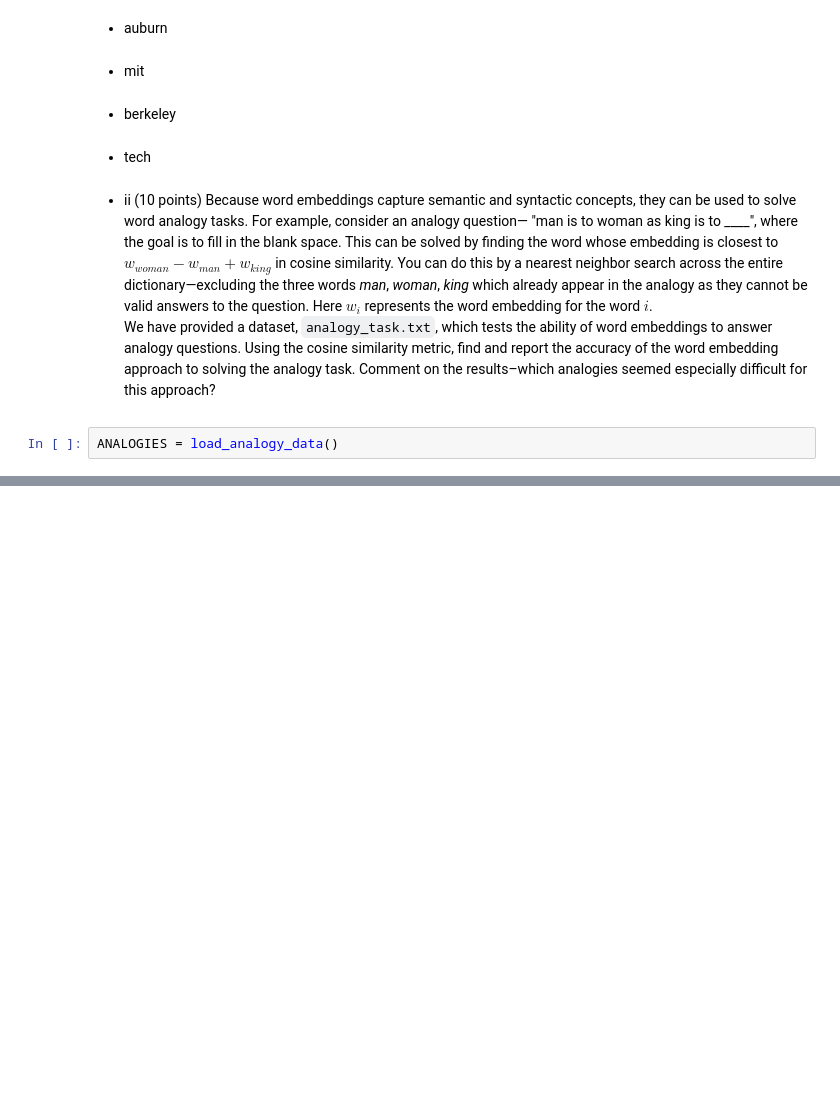
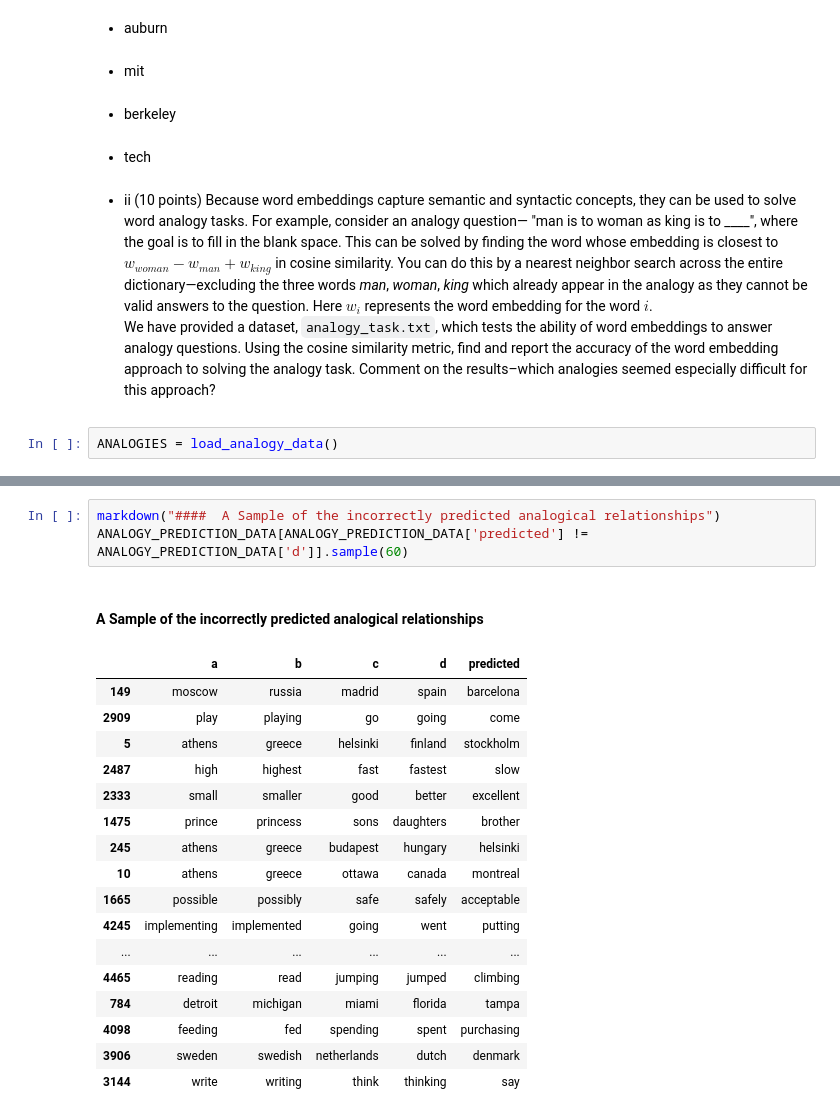
Before and after one commit to garfieldnate/Stanford-CS-168_Modern_Algorithmic_Toolbox, a Jupyter notebook: cs168/notebooks/mini_project_5.ipynb, the cells around one changed output, grey strips where cells are left out. Cells and saved outputs as stored; diff of their text form; blank space fills up the shorter version.

```diff
--- a/cs168/notebooks/mini_project_5.ipynb
+++ b/cs168/notebooks/mini_project_5.ipynb
@@ -458,0 +475,22 @@ markdown(f"* Got {correct}/{len(ANALOGIES)} analogies correct")
+# %%
+markdown("####  A Sample of the incorrectly predicted analogical relationships")
+ANALOGY_PREDICTION_DATA[ANALOGY_PREDICTION_DATA['predicted'] != ANALOGY_PREDICTION_DATA['d']].sample(60)
+# %% [output]
+####  A Sample of the incorrectly predicted analogical relationships
+|  | a | b | c | d | predicted |
+| 149 | moscow | russia | madrid | spain | barcelona |
+| 2909 | play | playing | go | going | come |
+| 5 | athens | greece | helsinki | finland | stockholm |
+| 2487 | high | highest | fast | fastest | slow |
+| 2333 | small | smaller | good | better | excellent |
+| 1475 | prince | princess | sons | daughters | brother |
+| 245 | athens | greece | budapest | hungary | helsinki |
+| 10 | athens | greece | ottawa | canada | montreal |
+| 1665 | possible | possibly | safe | safely | acceptable |
+| 4245 | implementing | implemented | going | went | putting |
+| ... | ... | ... | ... | ... | ... |
+| 4465 | reading | read | jumping | jumped | climbing |
+| 784 | detroit | michigan | miami | florida | tampa |
+| 4098 | feeding | fed | spending | spent | purchasing |
+| 3906 | sweden | swedish | netherlands | dutch | denmark |
+| 3144 | write | writing | think | thinking | say |
```
Also changed, not shown: parts of 12 cells of this notebook, 1 other file.
